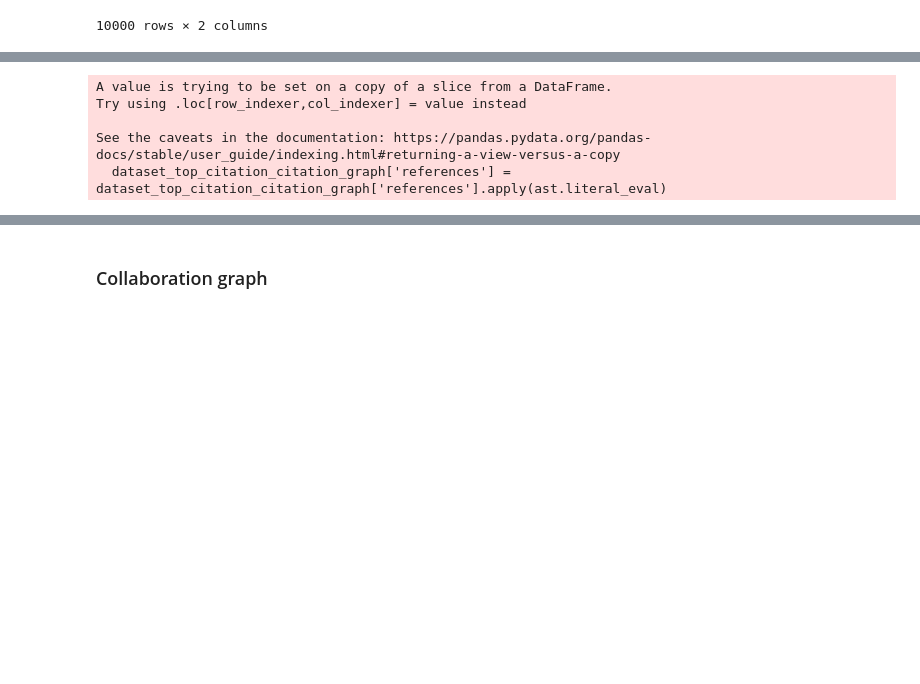
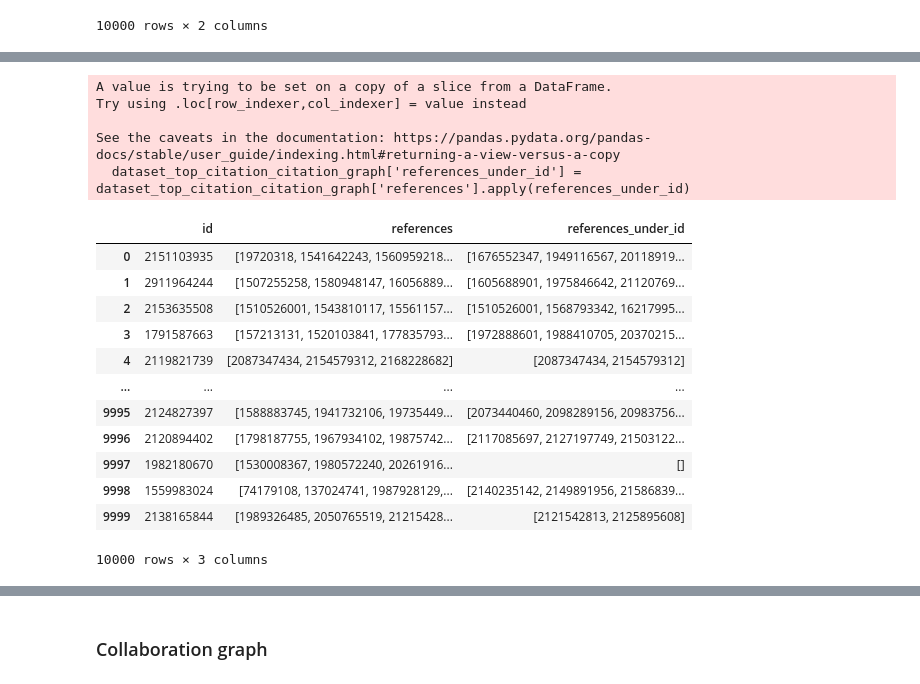
Before and after one commit to marinazanoni/HM5_ADM, a Jupyter notebook: hw5_question1.ipynb, the cells around one changed output, grey strips where cells are left out. Saved outputs shown, nothing was run; the diff lists cells and outputs as text; code cells hidden in the pictures; blank space fills up the shorter version.

```diff
--- a/hw5_question1.ipynb
+++ b/hw5_question1.ipynb
@@ -186,17 +194,35 @@ dataset_top_citation_citation_graph
+# %%
+all_ids = dataset_top_citation_citation_graph['id'].tolist()
+all_ids = [id_.strip() for id_ in all_ids]
+def references_under_id(ids_list):
+    return [id_.strip() for id_ in ids_list if id_.strip() in all_ids]
+dataset_top_citation_citation_graph['references_under_id'] = dataset_top_citation_citation_graph['references'].apply(references_under_id)
+dataset_top_citation_citation_graph = dataset_top_citation_citation_graph.copy()
+dataset_top_citation_citation_graph
+# %% [output]
+A value is trying to be set on a copy of a slice from a DataFrame.
+Try using .loc[row_indexer,col_indexer] = value instead
+
+See the caveats in the documentation: https://pandas.pydata.org/pandas-docs/stable/user_guide/indexing.html#returning-a-view-versus-a-copy
+  dataset_top_citation_citation_graph['references_under_id'] = dataset_top_citation_citation_graph['references'].apply(references_under_id)
+|  | id | references | references_under_id |
+| 0 | 2151103935 | [19720318, 1541642243, 1560959218... | [1676552347, 1949116567, 20118919... |
+| 1 | 2911964244 | [1507255258, 1580948147, 16056889... | [1605688901, 1975846642, 21120769... |
+| 2 | 2153635508 | [1510526001, 1543810117, 15561157... | [1510526001, 1568793342, 16217995... |
+| 3 | 1791587663 | [157213131, 1520103841, 177835793... | [1972888601, 1988410705, 20370215... |
+| 4 | 2119821739 | [2087347434, 2154579312, 2168228682] | [2087347434, 2154579312] |
+| ... | ... | ... | ... |
+| 9995 | 2124827397 | [1588883745, 1941732106, 19735449... | [2073440460, 2098289156, 20983756... |
+| 9996 | 2120894402 | [1798187755, 1967934102, 19875742... | [2117085697, 2127197749, 21503122... |
+| 9997 | 1982180670 | [1530008367, 1980572240, 20261916... | [] |
+| 9998 | 1559983024 | [74179108, 137024741, 1987928129,... | [2140235142, 2149891956, 21586839... |
+| 9999 | 2138165844 | [1989326485, 2050765519, 21215428... | [2121542813, 2125895608] |
+10000 rows × 3 columns
 # %%
-dataset_top_citation_citation_graph['references'] = dataset_top_citation_citation_graph['references'].apply(ast.literal_eval)
 G = nx.DiGraph()
-
 G.add_nodes_from(dataset_top_citation_citation_graph['id'])
-
 for _, row in dataset_top_citation_citation_graph.iterrows():
-    source = row['id']
-    targets = row['references']
-    G.add_edges_from([(source, target) for target in targets])
+    source_node = row['id']
+    target_node = row['references_under_id']
+    G.add_edges_from([(source_node, target_node) for target_node in target_node])
-# %% [output]
-A value is trying to be set on a copy of a slice from a DataFrame.
-Try using .loc[row_indexer,col_indexer] = value instead
-
-See the caveats in the documentation: https://pandas.pydata.org/pandas-docs/stable/user_guide/indexing.html#returning-a-view-versus-a-copy
-  dataset_top_citation_citation_graph['references'] = dataset_top_citation_citation_graph['references'].apply(ast.literal_eval)
 # %%
```
Also changed, not shown: parts of 3 cells of this notebook.
